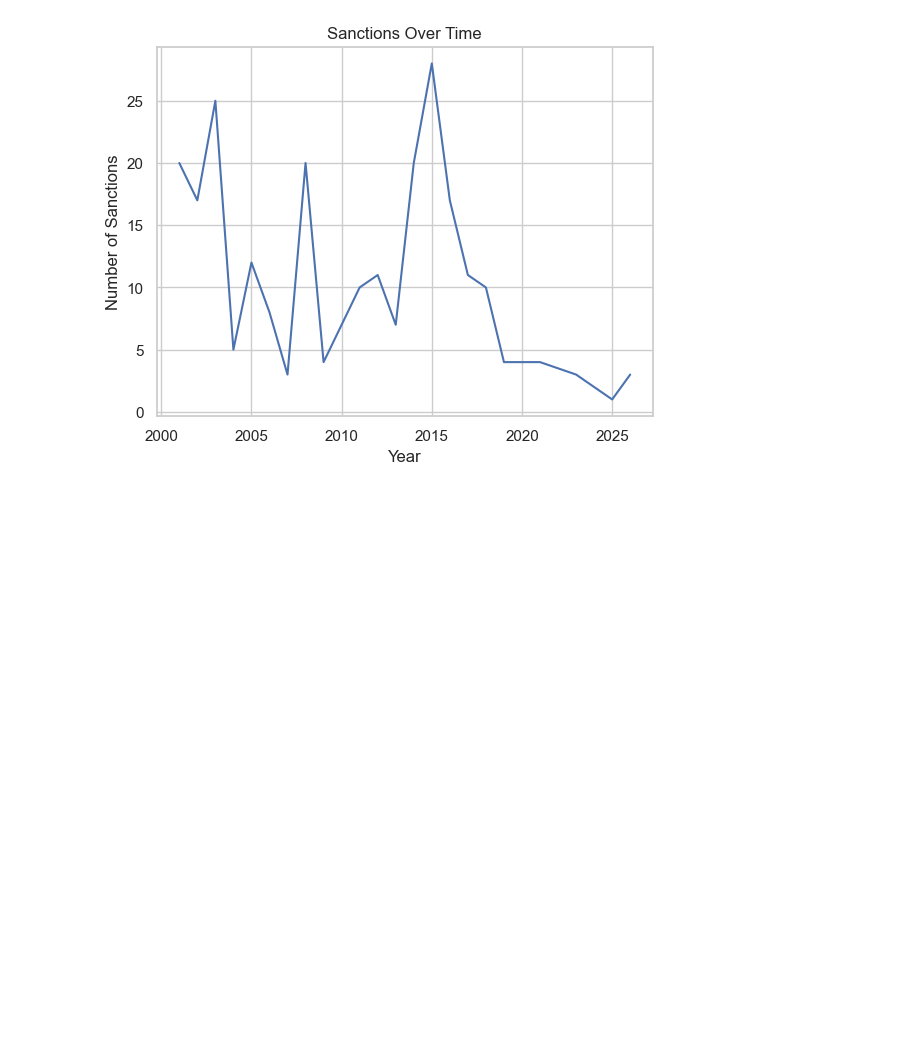
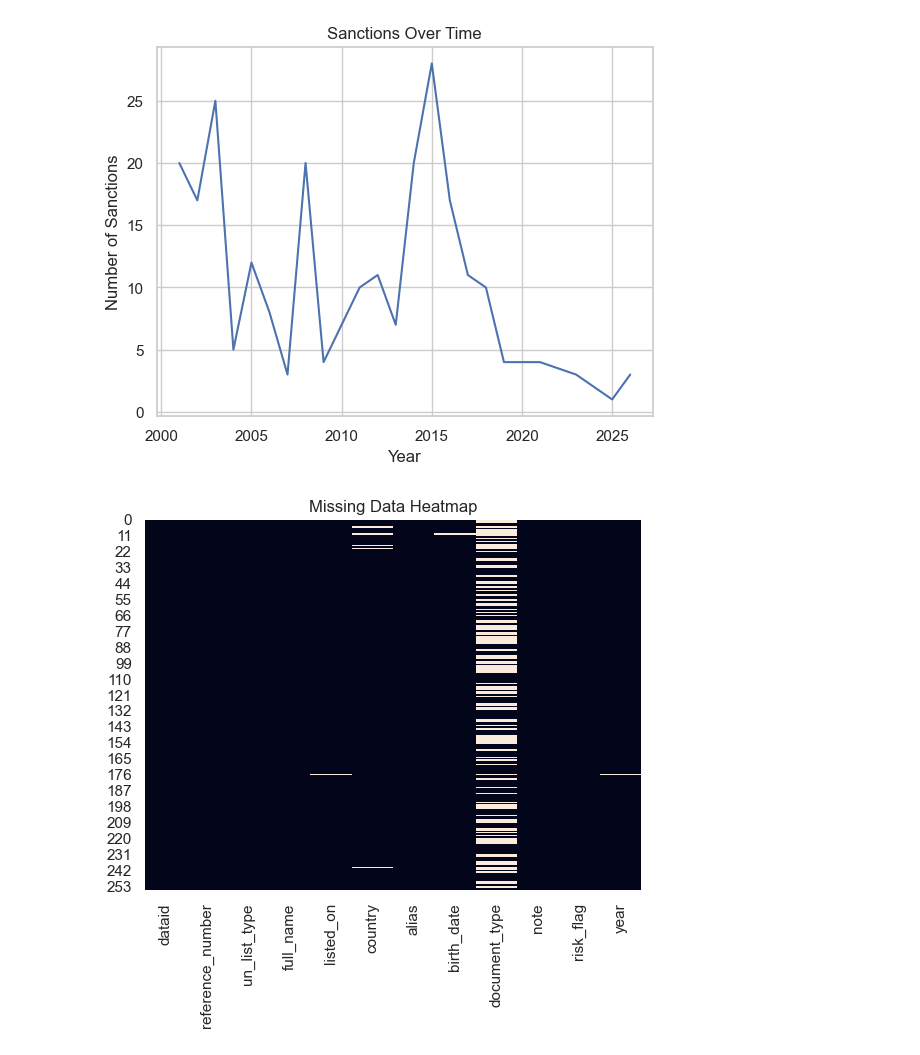
Before and after one commit to das-pradip/EDA_Practice, a Jupyter notebook: eda_un.ipynb, the cells around one changed output. Cells and saved outputs as stored; diff of their text form; code cells hidden in the pictures; blank space fills up the shorter version.

Commit message:
Missing data heatmap

```diff
--- a/eda_un.ipynb
+++ b/eda_un.ipynb
@@ -300,3 +300,9 @@ plt.ylabel("Number of Sanctions")
 plt.show()
 # %% [output]
 [figure]
+# %%
+sns.heatmap(final_df.isnull(), cbar=False)
+plt.title("Missing Data Heatmap")
+plt.show()
+# %% [output]
+[figure, added]
```
